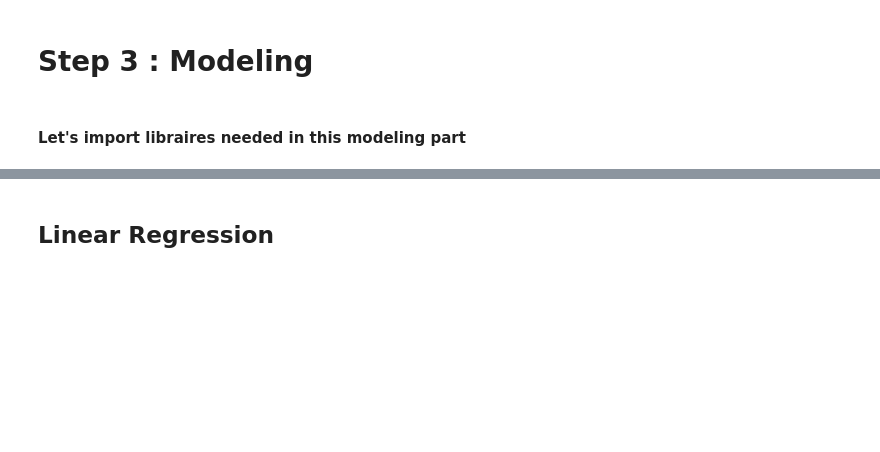
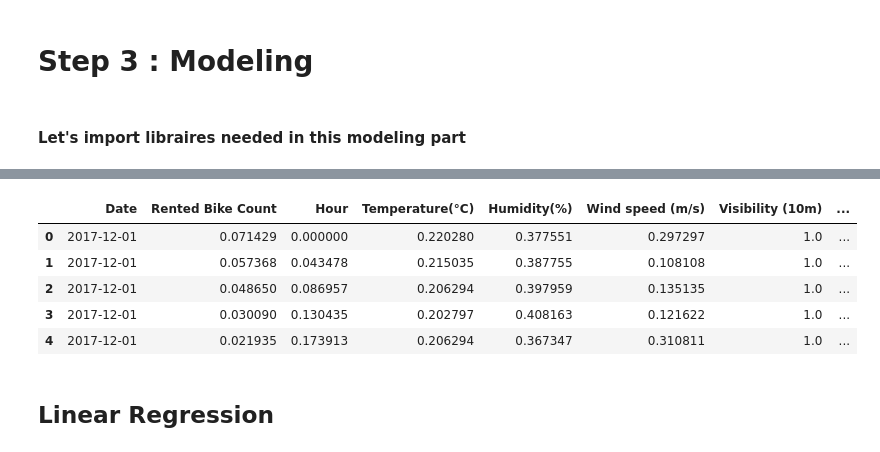
Before and after one commit to tejaswaroop2310/Bike-Sharing-Demand-Prediction, a Jupyter notebook: Bike_Sharing_Demand_Prediction_Capstone_Project.ipynb, the cells around one changed output, grey strips where cells are left out. Cells and saved outputs as stored; diff of their text form; code cells hidden in the pictures; blank space fills up the shorter version.

```diff
--- a/Bike_Sharing_Demand_Prediction_Capstone_Project.ipynb
+++ b/Bike_Sharing_Demand_Prediction_Capstone_Project.ipynb
@@ -162,7 +162,7 @@ data['label_day_night']=data['Hour'].apply(lambda x : 'Night' if (x >20 or x<5)
 data['WeekDay']=data["Date"].dt.day_name()
 # %%
 #Column gives the month of the date
-data['Month']=data['Date'].dt.month
+data['Month']=data['Date'].dt.month_name()
 # %%
 data.head()
 # %% [output]
@@ -278,3 +274,14 @@ from sklearn.svm import SVR
 from sklearn.tree import DecisionTreeRegressor
 from sklearn.ensemble import RandomForestRegressor
 from sklearn.ensemble import ExtraTreesRegressor
+# %%
+temp=data.copy()
+# %%
+status = pd.get_dummies(temp['Seasons'], drop_first=True)
+status1 = pd.get_dummies(temp['Holiday'], drop_first=True)
+status2 = pd.get_dummies(temp['Functioning Day'], drop_first=True)
+status3 = pd.get_dummies(temp['WeekDay'], drop_first=True)
+#status4 = pd.get_dummies(temp['Month'], drop_first=True)
+status5 = pd.get_dummies(temp['label_day_night'], drop_first=True)
+# %%
+temp=pd.concat([temp,status,status1, status2, status3, status5], axis =1)
@@ -281,3 +297,16 @@ from sklearn.ensemble import ExtraTreesRegressor
+# %%
+from sklearn.preprocessing import MinMaxScaler
+num_vars = ['Temperature(°C)', 'Hour', 'Humidity(%)', 'Rented Bike Count',"Wind speed (m/s)","Visibility (10m)","Rainfall(mm)","Snowfall (cm)"]
+scaler = MinMaxScaler()
+temp[num_vars] = scaler.fit_transform(temp[num_vars])
+temp.head()
+# %% [output]
+|  | Date | Rented Bike Count | Hour | Temperature(°C) | Humidity(%) | Wind speed (m/s) | Visibility (10m) | ... |
+| 0 | 2017-12-01 | 0.071429 | 0.000000 | 0.220280 | 0.377551 | 0.297297 | 1.0 | ... |
+| 1 | 2017-12-01 | 0.057368 | 0.043478 | 0.215035 | 0.387755 | 0.108108 | 1.0 | ... |
+| 2 | 2017-12-01 | 0.048650 | 0.086957 | 0.206294 | 0.397959 | 0.135135 | 1.0 | ... |
+| 3 | 2017-12-01 | 0.030090 | 0.130435 | 0.202797 | 0.408163 | 0.121622 | 1.0 | ... |
+| 4 | 2017-12-01 | 0.021935 | 0.173913 | 0.206294 | 0.367347 | 0.310811 | 1.0 | ... |
 # %%
 #Create an dictionary to report results
 reporting={}
```
Also changed, not shown: parts of 27 cells of this notebook.
